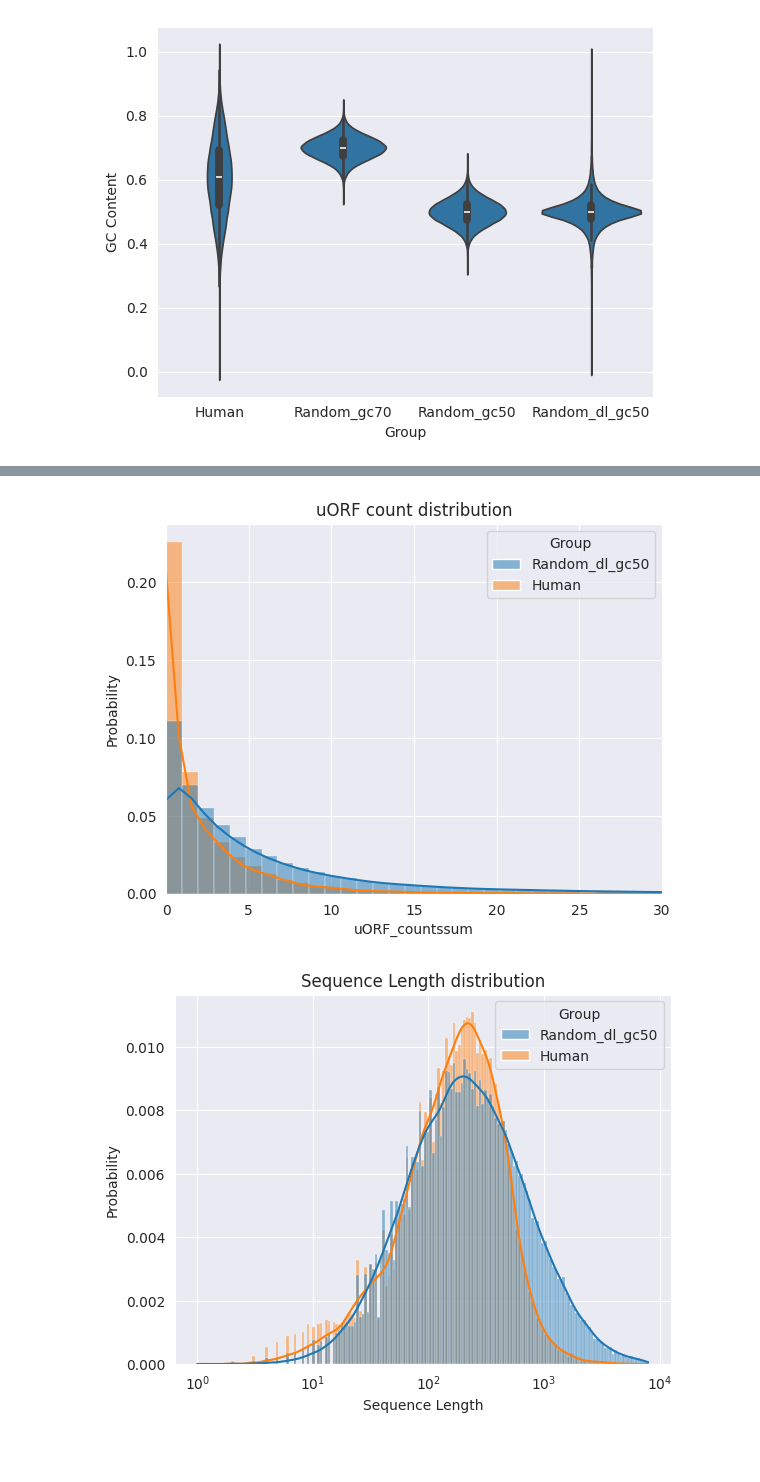
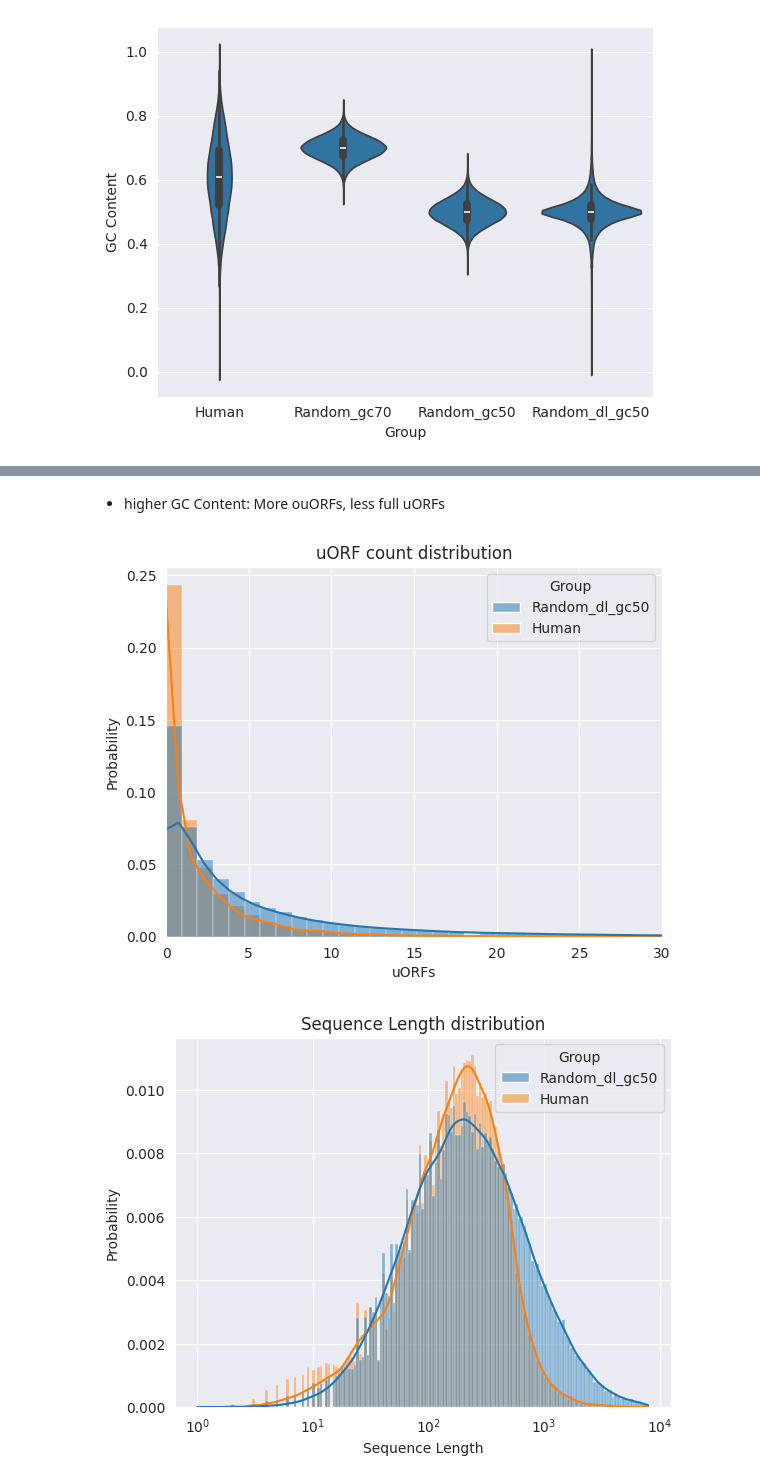
Before and after one commit to jechochamber/Bachelor, a Jupyter notebook: test.ipynb, the cells around one changed output, grey strips where cells are left out. Drawn from its saved outputs; the diff is of its cells as text; code cells hidden in the pictures; blank space fills up the shorter version.

```diff
--- a/test.ipynb
+++ b/test.ipynb
@@ -184,11 +209,15 @@ plt.show()
+# %% [markdown]
+- higher GC Content: More ouORFs, less full uORFs
 # %%
 hue_order=['Random_dl_gc50','Human']
-sns.histplot(data=lengthdistributed, x='uORF_countssum', hue='Group',stat='probability',hue_order=hue_order,kde=True,bins=160);
+sns.histplot(data=lengthdistributed, x='uORFs', hue='Group',stat='probability',hue_order=hue_order,kde=True,bins=160);
 plt.xlim(0,30);
+#plt.xticks(np.arange(1,31));
+
 plt.title("uORF count distribution")
 plt.show()
 # %% [output]
-[figure, old version]
+[figure, new version]
 # %%
 hue_order=['Random_dl_gc50','Human']
 sns.histplot(data=lengthdistributed, x='Sequence Length', hue='Group',stat='probability',hue_order=hue_order,kde=True,log_scale=True)
```
Also changed, not shown: parts of 19 cells of this notebook, 2 other files.
